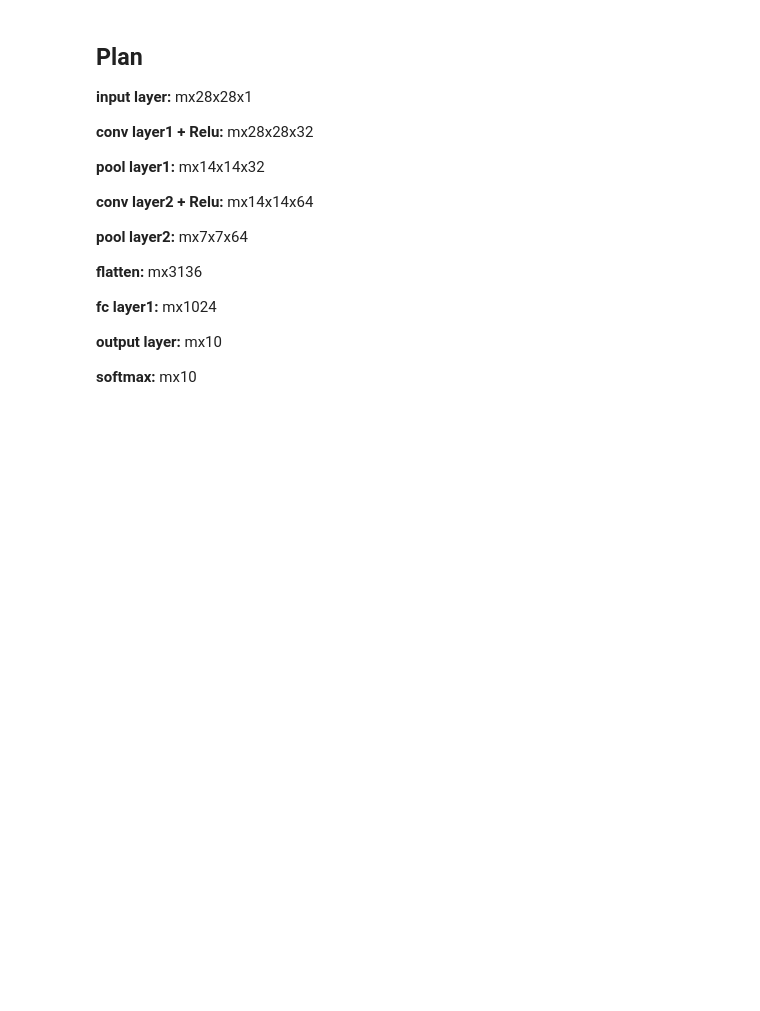
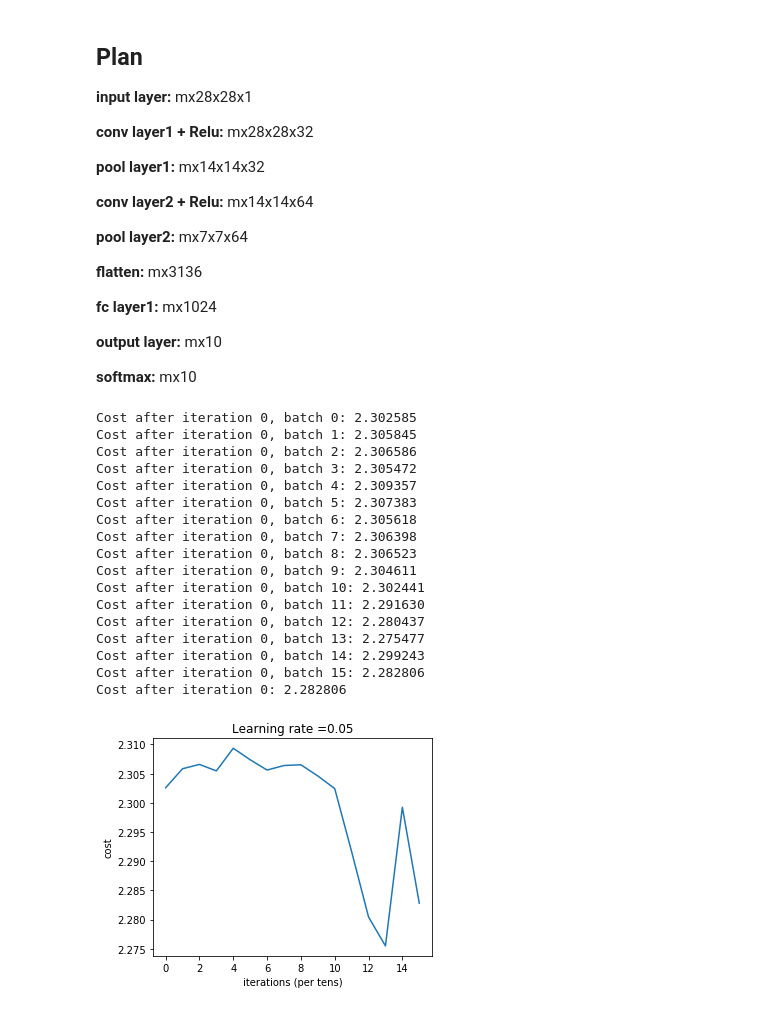
Before and after one commit to wssrcok/DeepLearning, a Jupyter notebook: CNN/cnn_mnist.ipynb, the cells around one changed output. Cells and saved outputs as stored; diff of their text form; code cells hidden in the pictures; blank space fills up the shorter version.

Commit message:
truncate 8 bit starts to working

```diff
--- a/CNN/cnn_mnist.ipynb
+++ b/CNN/cnn_mnist.ipynb
@@ -103,8 +103,27 @@ plt.imshow(input_layer[0,0])
 # %%
 # training model
 filter_dims = [(32,1,5,5),(64,32,5,5)]
 layers_dims = [3136, 1024, classes] #  2-layer model
-parameters, parameters_conv, grads, conv_grads = cnn_model(input_layer[0:4096], train_labels[0:4096], filter_dims, layers_dims, truncate = 32, batch_size = 256, learning_rate = 0.05, num_iterations = 1, print_cost = True)
+parameters, parameters_conv, grads, conv_grads = cnn_model(input_layer[0:4096], train_labels[0:4096], filter_dims, layers_dims, truncate = 8, batch_size = 256, learning_rate = 0.05, num_iterations = 1, print_cost = True)
+# %% [output]
+Cost after iteration 0, batch 0: 2.302585
+Cost after iteration 0, batch 1: 2.305845
+Cost after iteration 0, batch 2: 2.306586
+Cost after iteration 0, batch 3: 2.305472
+Cost after iteration 0, batch 4: 2.309357
+Cost after iteration 0, batch 5: 2.307383
+Cost after iteration 0, batch 6: 2.305618
+Cost after iteration 0, batch 7: 2.306398
+Cost after iteration 0, batch 8: 2.306523
+Cost after iteration 0, batch 9: 2.304611
+Cost after iteration 0, batch 10: 2.302441
+Cost after iteration 0, batch 11: 2.291630
+Cost after iteration 0, batch 12: 2.280437
+Cost after iteration 0, batch 13: 2.275477
+Cost after iteration 0, batch 14: 2.299243
+Cost after iteration 0, batch 15: 2.282806
+Cost after iteration 0: 2.282806
+[figure, added]
 # %%
 #further training on the same model
 parameters, parameters_conv, grads, conv_grads = cnn_model(input_layer[0:4096], train_labels[:,0:4096], layers_dims, filter_dims, truncate = 8, batch_size = 256, learning_rate = 0.005, num_iterations = 5, parameters = parameters, parameters_conv = parameters_conv, print_cost = True)
```
Also changed, not shown: parts of 2 cells of this notebook, 2 other files.
